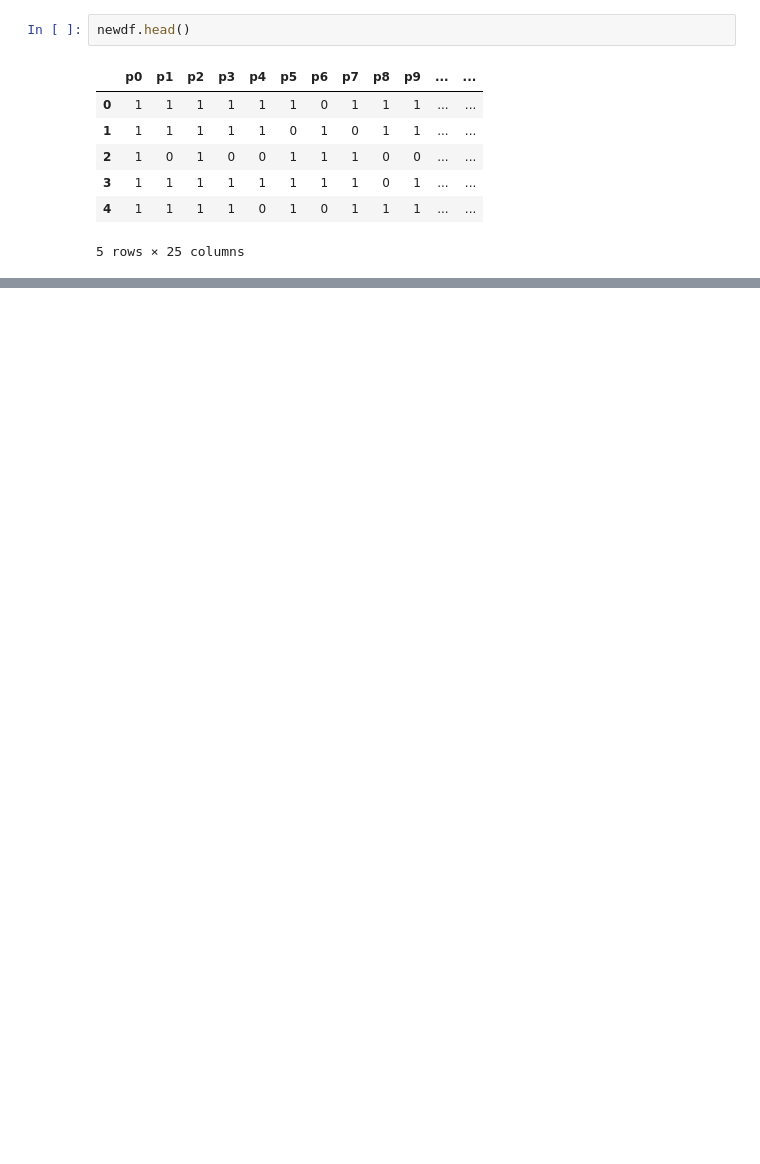
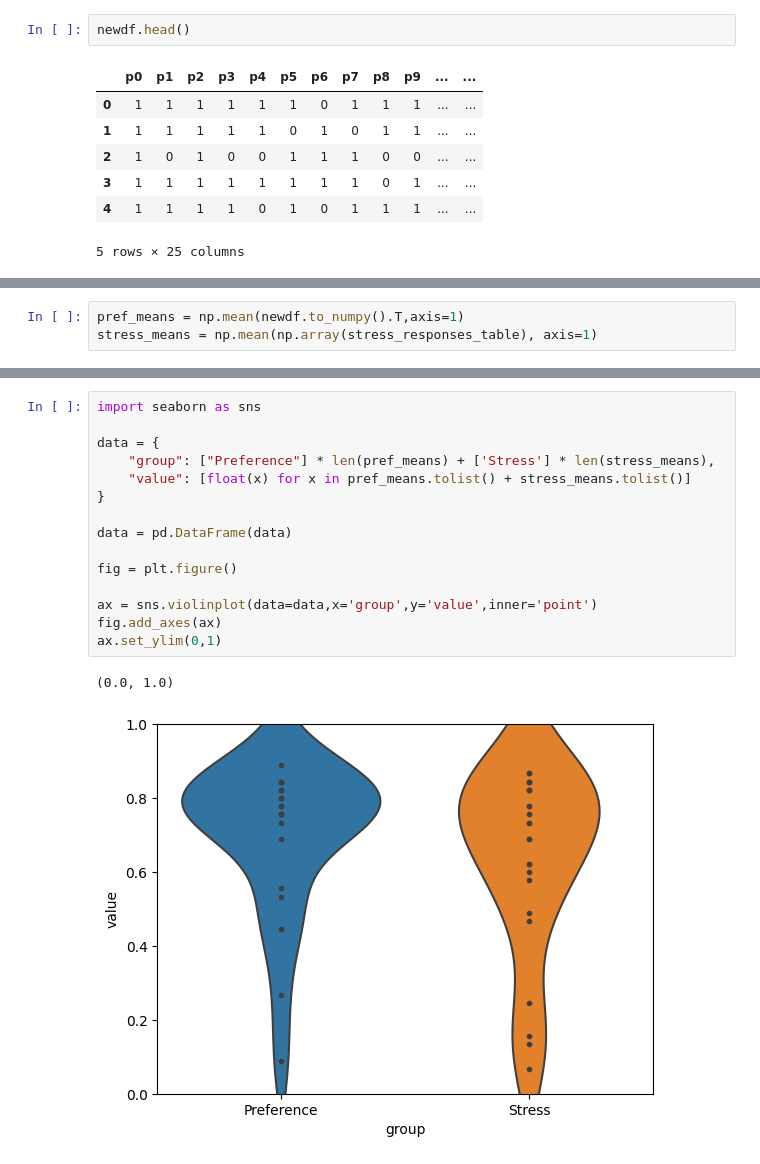
Before and after one commit to JacobLMiller/stress-preference, a Jupyter notebook: preference_analysis.ipynb, the cells around one changed output, grey strips where cells are left out. Saved outputs shown, nothing was run; the diff lists cells and outputs as text; blank space fills up the shorter version.

```diff
--- a/preference_analysis.ipynb
+++ b/preference_analysis.ipynb
@@ -145,0 +206,3 @@ FriedmanchisquareResult(statistic=200.22043948378095, pvalue=9.478837764357417e-
+# %%
+pref_means = np.mean(newdf.to_numpy().T,axis=1)
+stress_means = np.mean(np.array(stress_responses_table), axis=1)
@@ -145,0 +214,18 @@ FriedmanchisquareResult(statistic=200.22043948378095, pvalue=9.478837764357417e-
+# %%
+import seaborn as sns
+
+data = {
+    "group": ["Preference"] * len(pref_means) + ['Stress'] * len(stress_means),
+    "value": [float(x) for x in pref_means.tolist() + stress_means.tolist()]
+}
+
+data = pd.DataFrame(data)
+
+fig = plt.figure()
+
+ax = sns.violinplot(data=data,x='group',y='value',inner='point')
+fig.add_axes(ax)
+ax.set_ylim(0,1)
+# %% [output]
+(0.0, 1.0)
+[figure, added]
```
Also changed, not shown: parts of 23 cells of this notebook, 35 other files.
